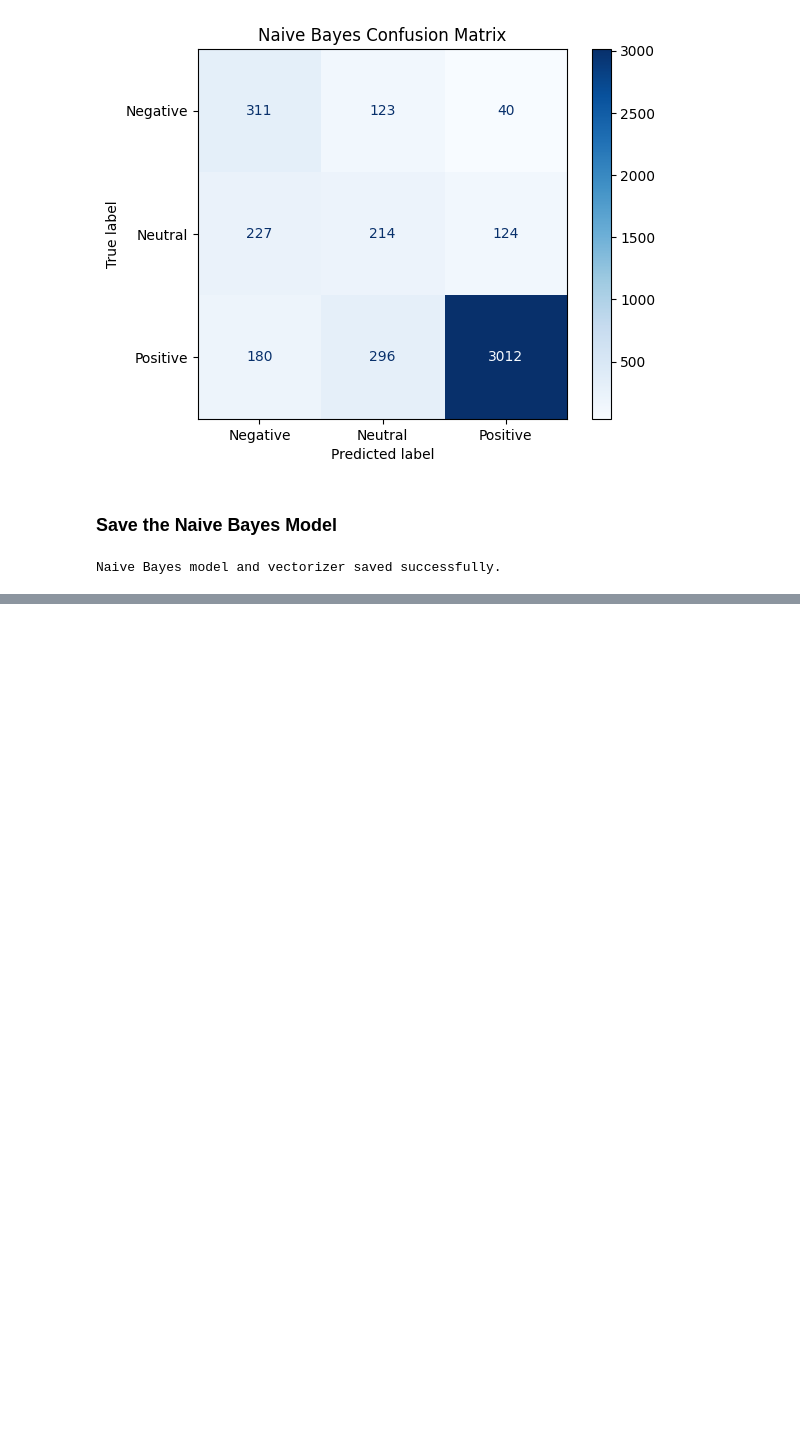
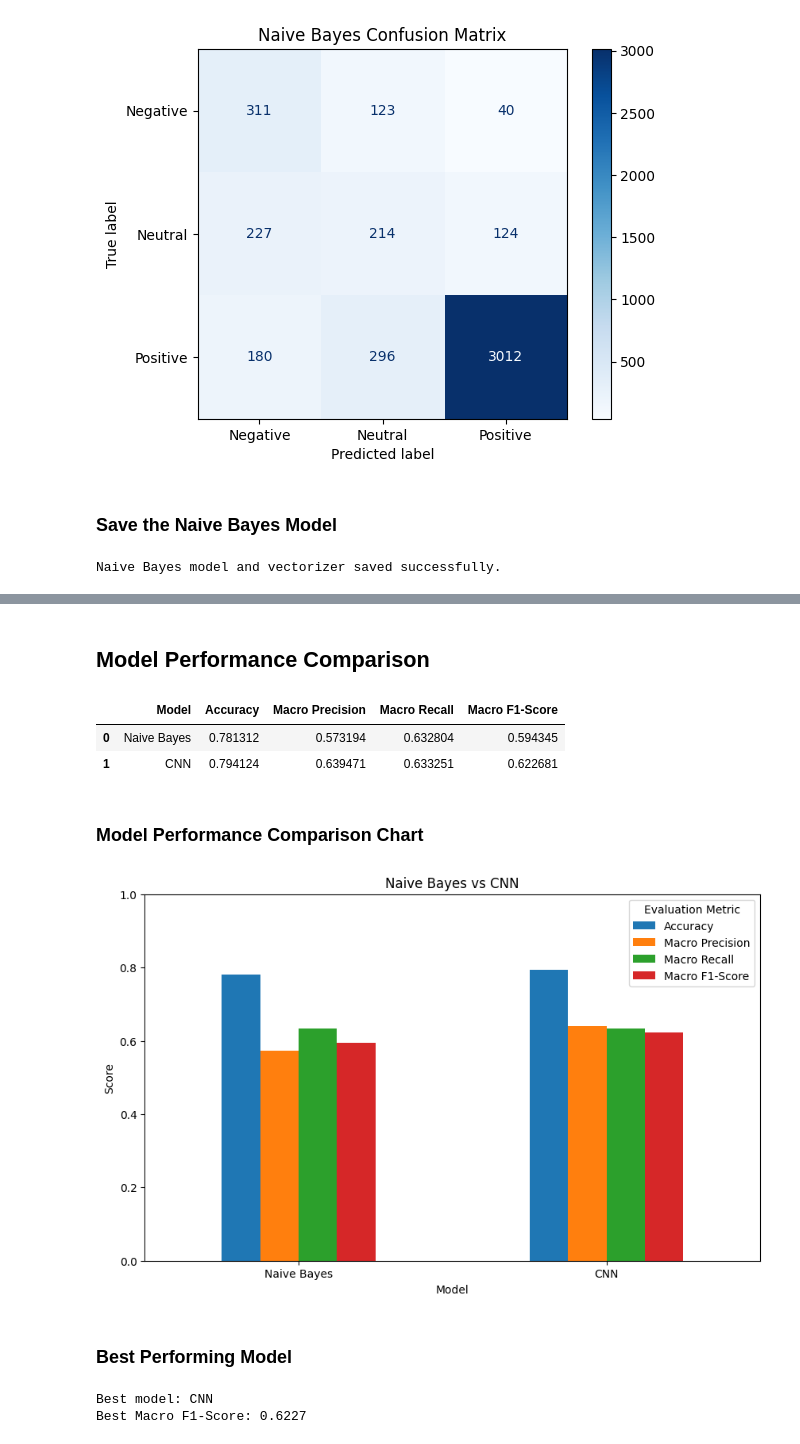
Before and after one commit to Cpox123/ThinkLab-NLP, a Jupyter notebook: notebooks/pawan_naive_bayes_cnn.ipynb.ipynb, the cells around one changed output, grey strips where cells are left out. Saved outputs shown, nothing was run; the diff lists cells and outputs as text; code cells hidden in the pictures; blank space fills up the shorter version.

```diff
--- a/notebooks/pawan_naive_bayes_cnn.ipynb.ipynb
+++ b/notebooks/pawan_naive_bayes_cnn.ipynb.ipynb
@@ -509,0 +888,79 @@ Naive Bayes model and vectorizer saved successfully.
+# %% [markdown]
+## Model Performance Comparison
+# %%
+# Create model comparison table
+comparison_data = {
+    "Model": [
+        "Naive Bayes",
+        "CNN"
+    ],
+
+    "Accuracy": [
+        nb_accuracy,
+        cnn_accuracy
+    ],
+
+    "Macro Precision": [
+        nb_macro_precision,
+        cnn_macro_precision
+    ],
+
+    "Macro Recall": [
+        nb_macro_recall,
+        cnn_macro_recall
+    ],
+
+    "Macro F1-Score": [
+        nb_macro_f1,
+        cnn_macro_f1
+    ]
+}
+
+comparison_df = pd.DataFrame(
+    comparison_data
+)
+
+comparison_df
+# %% [output]
+|  | Model | Accuracy | Macro Precision | Macro Recall | Macro F1-Score |
+| 0 | Naive Bayes | 0.781312 | 0.573194 | 0.632804 | 0.594345 |
+| 1 | CNN | 0.794124 | 0.639471 | 0.633251 | 0.622681 |
+# %% [markdown]
+### Model Performance Comparison Chart
+# %%
+# Plot model comparison
+comparison_df.set_index("Model").plot(
+    kind="bar",
+    figsize=(10, 6)
+)
+
+plt.title("Naive Bayes vs CNN")
+plt.xlabel("Model")
+plt.ylabel("Score")
+plt.ylim(0, 1)
+plt.xticks(rotation=0)
+plt.legend(title="Evaluation Metric")
+plt.show()
+# %% [output]
+[figure, added]
+# %% [markdown]
+### Best Performing Model
+# %%
+# Select the model with the highest macro F1-score
+best_model_name = comparison_df.loc[
+    comparison_df['Macro F1-Score'].idxmax(),
+    'Model'
+]
+
+best_macro_f1 = comparison_df[
+    'Macro F1-Score'
+].max()
+
+print("Best model:", best_model_name)
+print(
+    "Best Macro F1-Score:",
+    round(best_macro_f1, 4)
+)
+# %% [output]
+Best model: CNN
+Best Macro F1-Score: 0.6227
```
Also changed, not shown: parts of 26 cells of this notebook.
